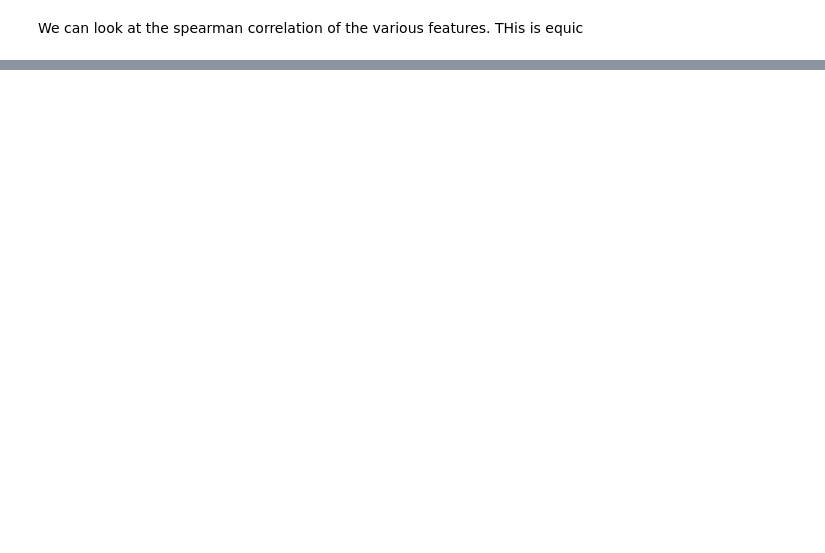
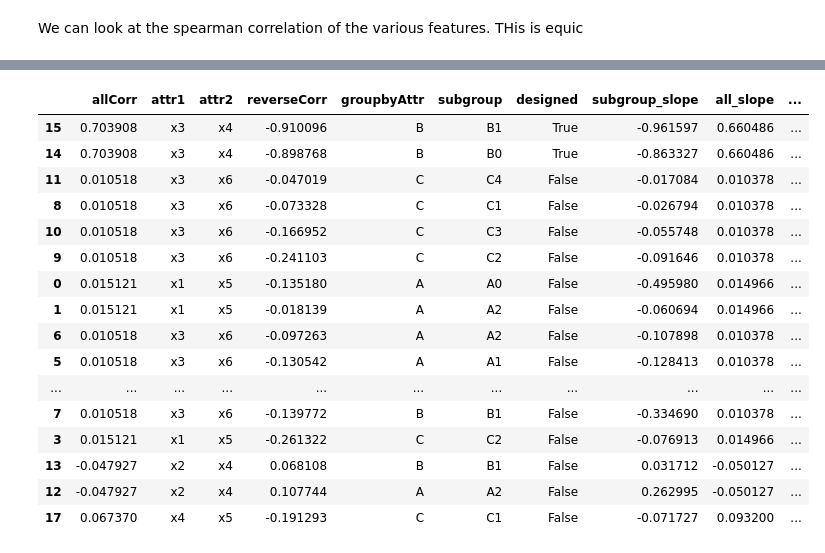
Before and after one commit to fairnessforensics/wiggum, a Jupyter notebook: research_notebooks/ranking_sp_occurences.ipynb, the cells around one changed output, grey strips where cells are left out. Cells and saved outputs as stored; diff of their text form; code cells hidden in the pictures; blank space fills up the shorter version.

```diff
--- a/research_notebooks/ranking_sp_occurences.ipynb
+++ b/research_notebooks/ranking_sp_occurences.ipynb
@@ -209,0 +239,3 @@ Another way we might want to examine the subgroups is to see if the errors to th
+# %%
+view_df = dsp.count_sp_views(results_df_slopes)
+view_df
@@ -209,0 +274,3 @@ Another way we might want to examine the subgroups is to see if the errors to th
+# %%
+colored_view_df  = dsp.count_sp_views(results_df_slopes,colored= True,portions=True, data_df=many_sp_df_diff)
+colored_view_df
@@ -209,0 +294,3 @@ Another way we might want to examine the subgroups is to see if the errors to th
+# %%
+result_df_views = dsp.add_view_count(results_df_slopes,view_df)
+result_df_views.head(10)
@@ -209,0 +309,3 @@ Another way we might want to examine the subgroups is to see if the errors to th
+# %%
+result_df_colored_views = dsp.add_view_count(results_df_slopes,colored_view_df ,colored=True)
+result_df_colored_views.head(10)
@@ -209,0 +374,24 @@ Another way we might want to examine the subgroups is to see if the errors to th
+# %%
+std_weights = {'reverseCorr':.25,
+              'angle':.25,
+              'portions':.5}
+mix_rank_std = dsp.add_weighted(result_df_colored_views,std_weights,name='std_wt').sort_values(by='std_wt',ascending=False)
+mix_rank_std
+# %% [output]
+|  | allCorr | attr1 | attr2 | reverseCorr | groupbyAttr | subgroup | designed | subgroup_slope | all_slope | ... |
+| 15 | 0.703908 | x3 | x4 | -0.910096 | B | B1 | True | -0.961597 | 0.660486 | ... |
+| 14 | 0.703908 | x3 | x4 | -0.898768 | B | B0 | True | -0.863327 | 0.660486 | ... |
+| 11 | 0.010518 | x3 | x6 | -0.047019 | C | C4 | False | -0.017084 | 0.010378 | ... |
+| 8 | 0.010518 | x3 | x6 | -0.073328 | C | C1 | False | -0.026794 | 0.010378 | ... |
+| 10 | 0.010518 | x3 | x6 | -0.166952 | C | C3 | False | -0.055748 | 0.010378 | ... |
+| 9 | 0.010518 | x3 | x6 | -0.241103 | C | C2 | False | -0.091646 | 0.010378 | ... |
+| 0 | 0.015121 | x1 | x5 | -0.135180 | A | A0 | False | -0.495980 | 0.014966 | ... |
+| 1 | 0.015121 | x1 | x5 | -0.018139 | A | A2 | False | -0.060694 | 0.014966 | ... |
+| 6 | 0.010518 | x3 | x6 | -0.097263 | A | A2 | False | -0.107898 | 0.010378 | ... |
+| 5 | 0.010518 | x3 | x6 | -0.130542 | A | A1 | False | -0.128413 | 0.010378 | ... |
+| ... | ... | ... | ... | ... | ... | ... | ... | ... | ... | ... |
+| 7 | 0.010518 | x3 | x6 | -0.139772 | B | B1 | False | -0.334690 | 0.010378 | ... |
+| 3 | 0.015121 | x1 | x5 | -0.261322 | C | C2 | False | -0.076913 | 0.014966 | ... |
+| 13 | -0.047927 | x2 | x4 | 0.068108 | B | B1 | False | 0.031712 | -0.050127 | ... |
+| 12 | -0.047927 | x2 | x4 | 0.107744 | A | A2 | False | 0.262995 | -0.050127 | ... |
+| 17 | 0.067370 | x4 | x5 | -0.191293 | C | C1 | False | -0.071727 | 0.093200 | ... |
```
Also changed, not shown: parts of 43 cells of this notebook, 2 other files.
